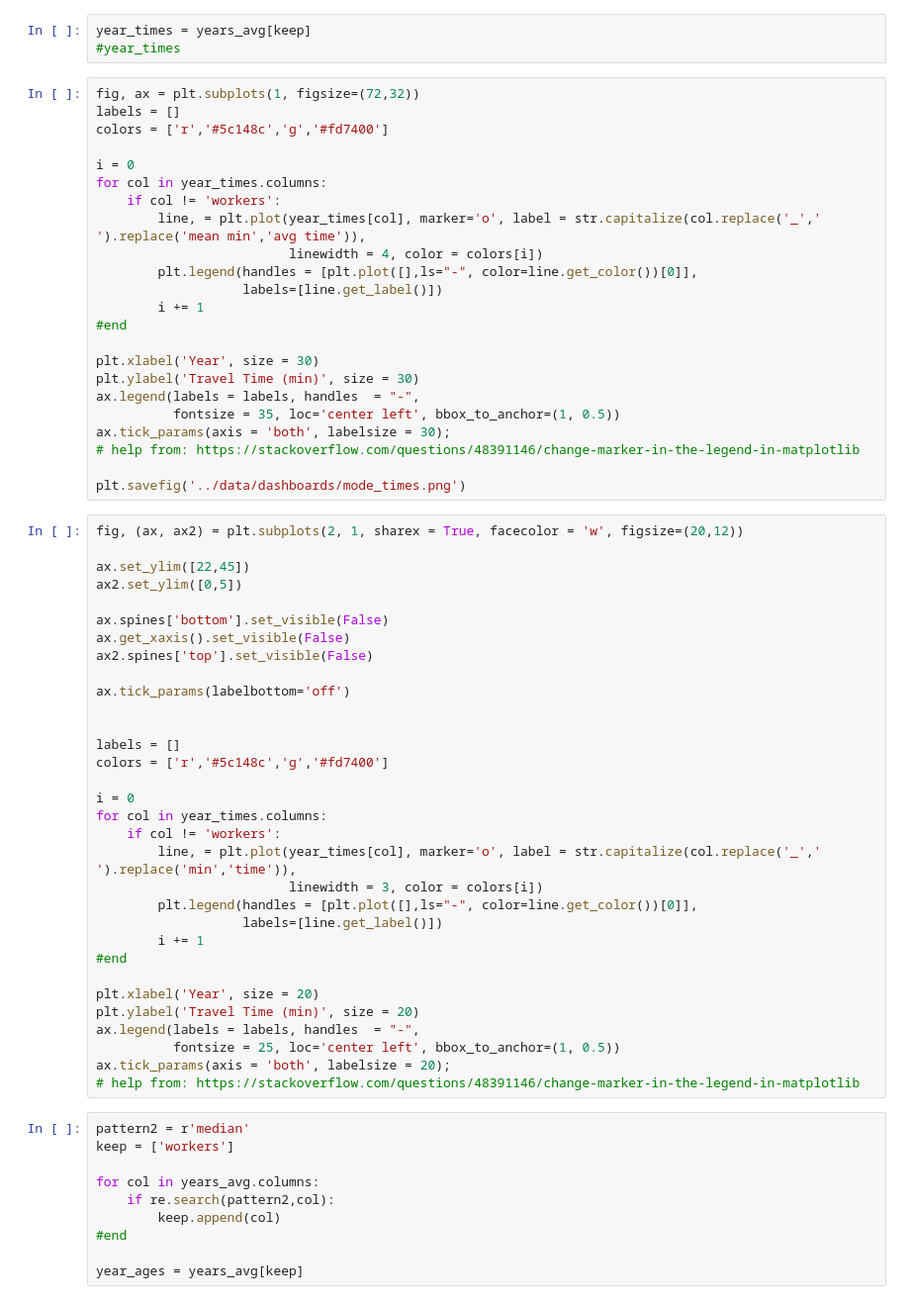
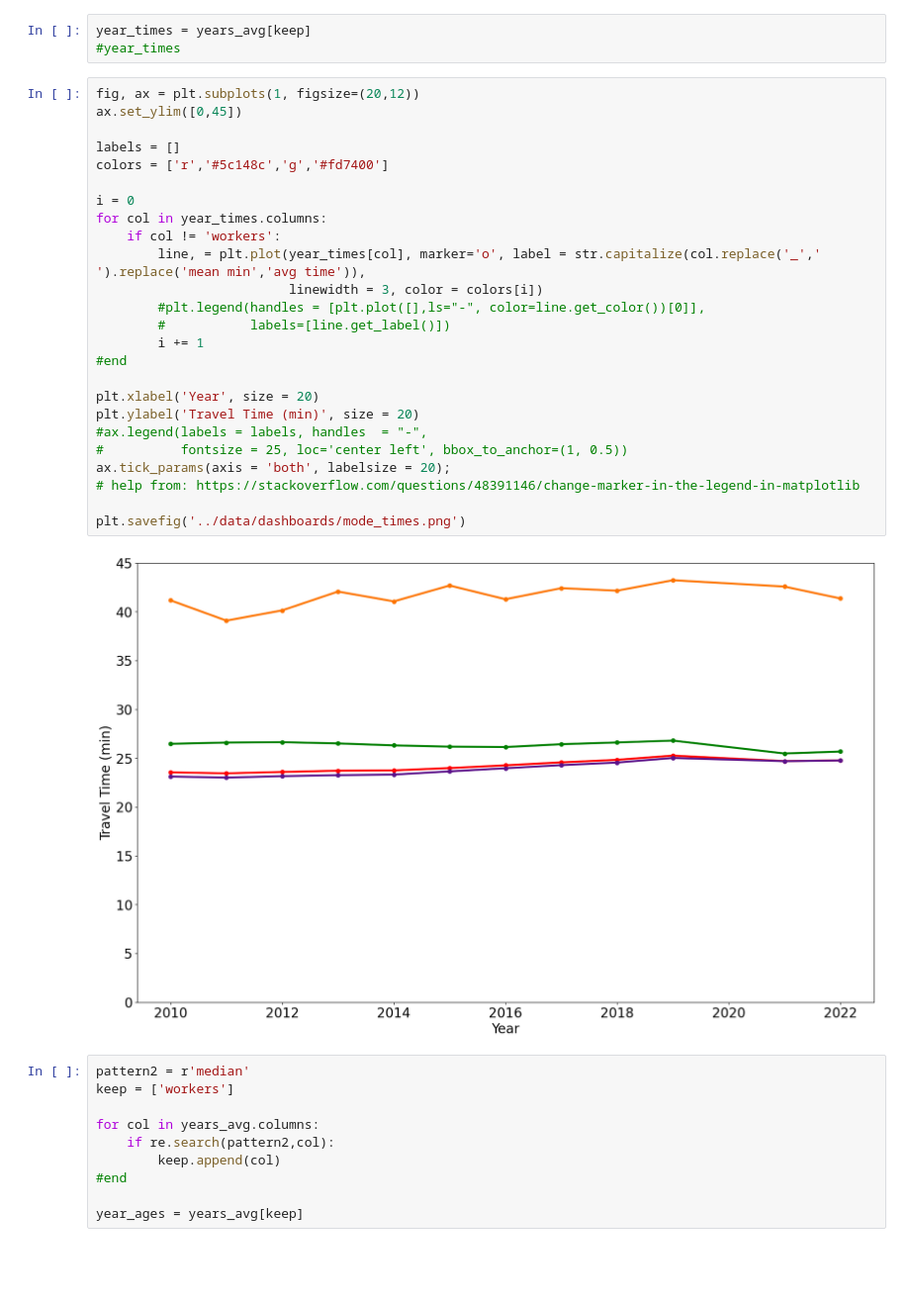
Before and after one commit to Joshua-Clugston/commute_times, a Jupyter notebook: notebooks/project_main.ipynb, the cells around one changed output. Shown at 99% size. Drawn from its saved outputs; the diff is of its cells as text; blank space fills up the shorter version.

```diff
--- a/notebooks/project_main.ipynb
+++ b/notebooks/project_main.ipynb
@@ -194,60 +220,32 @@ for col in years_avg.columns:
 year_times = years_avg[keep]
 #year_times
 # %%
-fig, ax = plt.subplots(1, figsize=(72,32))
+fig, ax = plt.subplots(1, figsize=(20,12))
+ax.set_ylim([0,45])
+
 labels = []
 colors = ['r','#5c148c','g','#fd7400']
 
 i = 0
 for col in year_times.columns:
     if col != 'workers':
         line, = plt.plot(year_times[col], marker='o', label = str.capitalize(col.replace('_',' ').replace('mean min','avg time')),
-                         linewidth = 4, color = colors[i])
-        plt.legend(handles = [plt.plot([],ls="-", color=line.get_color())[0]],
-                   labels=[line.get_label()])
+                         linewidth = 3, color = colors[i])
+        #plt.legend(handles = [plt.plot([],ls="-", color=line.get_color())[0]],
+        #           labels=[line.get_label()])
         i += 1
 #end
 
-plt.xlabel('Year', size = 30)
-plt.ylabel('Travel Time (min)', size = 30)
-ax.legend(labels = labels, handles  = "-",
-          fontsize = 35, loc='center left', bbox_to_anchor=(1, 0.5))
-ax.tick_params(axis = 'both', labelsize = 30);
+plt.xlabel('Year', size = 20)
+plt.ylabel('Travel Time (min)', size = 20)
+#ax.legend(labels = labels, handles  = "-",
+#          fontsize = 25, loc='center left', bbox_to_anchor=(1, 0.5))
+ax.tick_params(axis = 'both', labelsize = 20);
 # help from: https://stackoverflow.com/questions/48391146/change-marker-in-the-legend-in-matplotlib
 
 plt.savefig('../data/dashboards/mode_times.png')
+# %% [output]
+[figure, added]
-# %%
-fig, (ax, ax2) = plt.subplots(2, 1, sharex = True, facecolor = 'w', figsize=(20,12))
-
-ax.set_ylim([22,45])
-ax2.set_ylim([0,5])
-
-ax.spines['bottom'].set_visible(False)
-ax.get_xaxis().set_visible(False)
-ax2.spines['top'].set_visible(False)
-
-ax.tick_params(labelbottom='off')
-
-
-labels = []
-colors = ['r','#5c148c','g','#fd7400']
-
-i = 0
-for col in year_times.columns:
-    if col != 'workers':
-        line, = plt.plot(year_times[col], marker='o', label = str.capitalize(col.replace('_',' ').replace('min','time')),
-                         linewidth = 3, color = colors[i])
-        plt.legend(handles = [plt.plot([],ls="-", color=line.get_color())[0]],
-                   labels=[line.get_label()])
-        i += 1
-#end
-
-plt.xlabel('Year', size = 20)
-plt.ylabel('Travel Time (min)', size = 20)
-ax.legend(labels = labels, handles  = "-",
-          fontsize = 25, loc='center left', bbox_to_anchor=(1, 0.5))
-ax.tick_params(axis = 'both', labelsize = 20);
-# help from: https://stackoverflow.com/questions/48391146/change-marker-in-the-legend-in-matplotlib
 # %%
 pattern2 = r'median'
 keep = ['workers']
```
Also changed, not shown: parts of 14 cells of this notebook, 1 other file.
